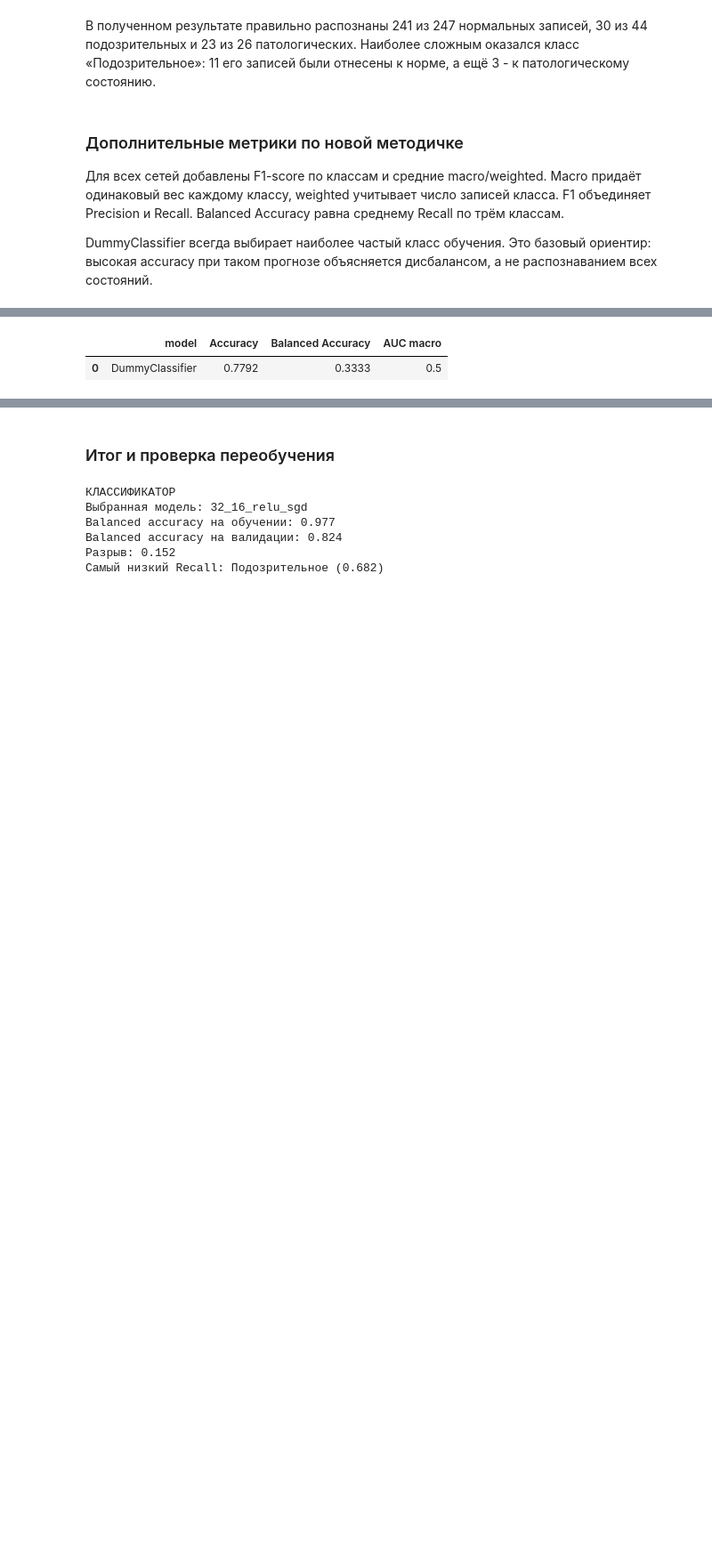
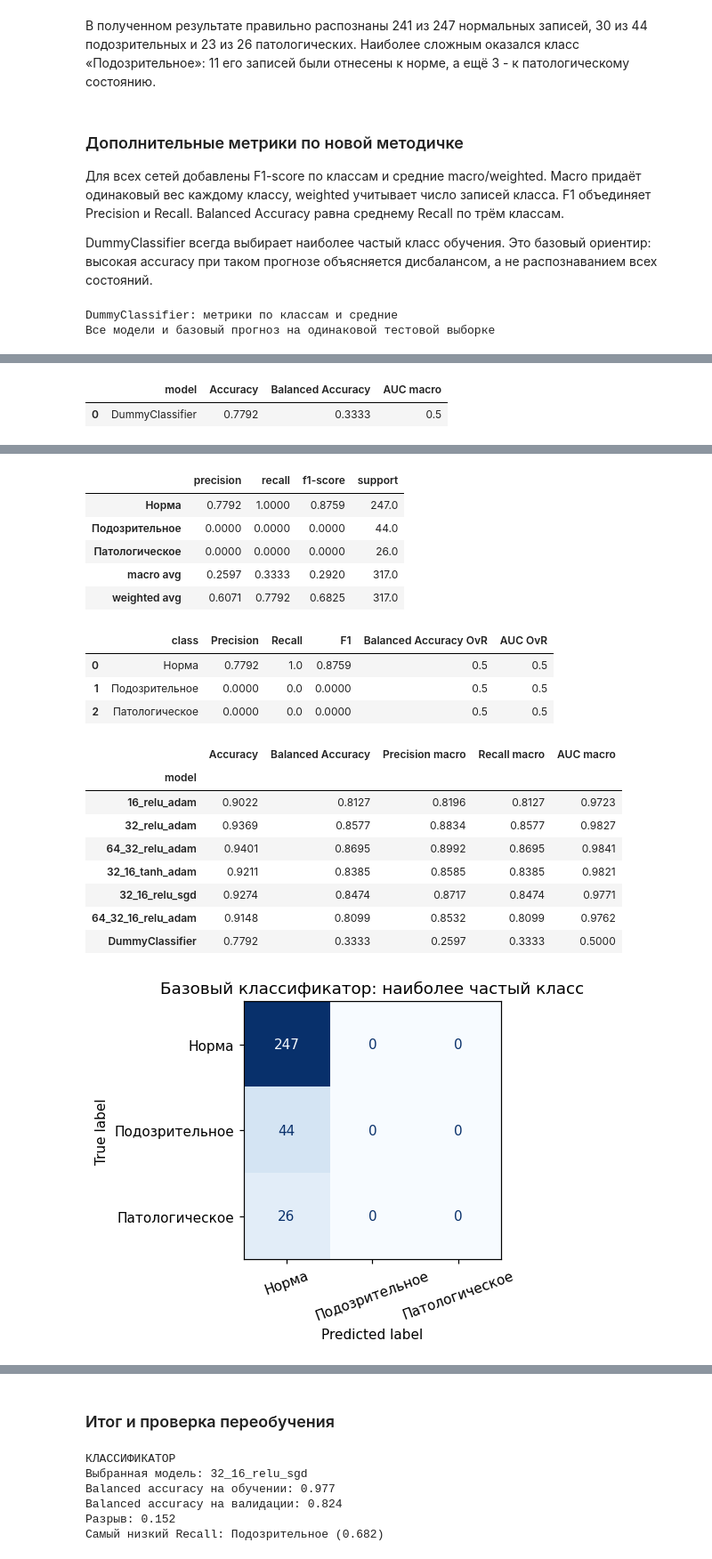
Before and after one commit to Travkova/NN_Labs, a Jupyter notebook: лаб1/данные на состояние плода.ipynb, the cells around one changed output, grey strips where cells are left out. Shown at 89% size. Saved outputs shown, nothing was run; the diff lists cells and outputs as text; code cells hidden in the pictures; blank space fills up the shorter version.

```diff
--- a/лаб1/данные на состояние плода.ipynb
+++ b/лаб1/данные на состояние плода.ipynb
@@ -687,30 +703,83 @@ display(pd.DataFrame([{'model':'DummyClassifier', 'Accuracy':accuracy_score(yc_t
     'Balanced Accuracy':balanced_accuracy_score(yc_test,dummy_pred),
     'AUC macro':roc_auc_score(yc_test,dummy_prob,multi_class='ovr',average='macro')}]).round(4))
 fig, axes = plt.subplots(2, 3, figsize=(14, 8))
 for ax, (name, run) in zip(axes.ravel(), classification_runs.items()):
     ConfusionMatrixDisplay.from_predictions(yc_test, run['model'].predict(Xc_test),labels=classes,
         ax=ax, colorbar=False, cmap='Blues')
     ax.set_title(name)
 plt.tight_layout()
 plt.show()
+
+# Полный набор метрик базового классификатора для сопоставимого сравнения.
+dummy_report = pd.DataFrame(classification_report(
+    yc_test, dummy_pred, labels=classes, target_names=list(class_names.values()),
+    output_dict=True, zero_division=0)).T
+print('DummyClassifier: метрики по классам и средние')
+display(dummy_report.drop(index='accuracy').round(4))
+dummy_rows = []
+for j, label in enumerate(classes):
+    y_binary = yc_test == label
+    pred_binary = dummy_pred == label
+    dummy_rows.append({'class':class_names[label],
+        'Precision':precision_score(y_binary,pred_binary,zero_division=0),
+        'Recall':recall_score(y_binary,pred_binary,zero_division=0),
+        'F1':f1_score(y_binary,pred_binary,zero_division=0),
+        'Balanced Accuracy OvR':balanced_accuracy_score(y_binary,pred_binary),
+        'AUC OvR':roc_auc_score(y_binary,dummy_prob[:,j])})
+display(pd.DataFrame(dummy_rows).round(4))
+comparison = classification_metrics.copy()
+comparison.loc['DummyClassifier'] = {
+    'Accuracy':accuracy_score(yc_test,dummy_pred),
+    'Balanced Accuracy':balanced_accuracy_score(yc_test,dummy_pred),
+    'Precision macro':precision_score(yc_test,dummy_pred,average='macro',zero_division=0),
+    'Recall macro':recall_score(yc_test,dummy_pred,average='macro',zero_division=0),
+    'AUC macro':roc_auc_score(yc_test,dummy_prob,multi_class='ovr',average='macro')}
+print('Все модели и базовый прогноз на одинаковой тестовой выборке')
+display(comparison.round(4))
+ConfusionMatrixDisplay.from_predictions(yc_test,dummy_pred,labels=classes,
+    display_labels=list(class_names.values()),cmap='Blues',colorbar=False)
+plt.title('Базовый классификатор: наиболее частый класс')
+plt.xticks(rotation=20);plt.tight_layout();plt.show()
 # %% [output]
+DummyClassifier: метрики по классам и средние
+Все модели и базовый прогноз на одинаковой тестовой выборке
 |  | precision | recall | f1-score | support | model |
 | Норма | 0.9440 | 0.9555 | 0.9497 | 247.0 | 16_relu_adam |
 | Подозрительное | 0.7000 | 0.6364 | 0.6667 | 44.0 | 16_relu_adam |
 | Патологическое | 0.8148 | 0.8462 | 0.8302 | 26.0 | 16_relu_adam |
 | macro avg | 0.8196 | 0.8127 | 0.8155 | 317.0 | 16_relu_adam |
 | weighted avg | 0.8995 | 0.9022 | 0.9006 | 317.0 | 16_relu_adam |
 | Норма | 0.9605 | 0.9838 | 0.9720 | 247.0 | 32_relu_adam |
 | Подозрительное | 0.8378 | 0.7045 | 0.7654 | 44.0 | 32_relu_adam |
 | Патологическое | 0.8519 | 0.8846 | 0.8679 | 26.0 | 32_relu_adam |
 | macro avg | 0.8834 | 0.8577 | 0.8685 | 317.0 | 32_relu_adam |
 | weighted avg | 0.9345 | 0.9369 | 0.9348 | 317.0 | 32_relu_adam |
 | ... | ... | ... | ... | ... | ... |
 | Норма | 0.9382 | 0.9838 | 0.9605 | 247.0 | 64_32_16_relu_adam |
 | Подозрительное | 0.8214 | 0.5227 | 0.6389 | 44.0 | 64_32_16_relu_adam |
 | Патологическое | 0.8000 | 0.9231 | 0.8571 | 26.0 | 64_32_16_relu_adam |
 | macro avg | 0.8532 | 0.8099 | 0.8188 | 317.0 | 64_32_16_relu_adam |
 | weighted avg | 0.9107 | 0.9148 | 0.9074 | 317.0 | 64_32_16_relu_adam |
 |  | model | Accuracy | Balanced Accuracy | AUC macro |
 | 0 | DummyClassifier | 0.7792 | 0.3333 | 0.5 |
 [figure]
+|  | precision | recall | f1-score | support |
+| Норма | 0.7792 | 1.0000 | 0.8759 | 247.0 |
+| Подозрительное | 0.0000 | 0.0000 | 0.0000 | 44.0 |
+| Патологическое | 0.0000 | 0.0000 | 0.0000 | 26.0 |
+| macro avg | 0.2597 | 0.3333 | 0.2920 | 317.0 |
+| weighted avg | 0.6071 | 0.7792 | 0.6825 | 317.0 |
+|  | class | Precision | Recall | F1 | Balanced Accuracy OvR | AUC OvR |
+| 0 | Норма | 0.7792 | 1.0 | 0.8759 | 0.5 | 0.5 |
+| 1 | Подозрительное | 0.0000 | 0.0 | 0.0000 | 0.5 | 0.5 |
+| 2 | Патологическое | 0.0000 | 0.0 | 0.0000 | 0.5 | 0.5 |
+|  | Accuracy | Balanced Accuracy | Precision macro | Recall macro | AUC macro |
+| model |  |  |  |  |  |
+| 16_relu_adam | 0.9022 | 0.8127 | 0.8196 | 0.8127 | 0.9723 |
+| 32_relu_adam | 0.9369 | 0.8577 | 0.8834 | 0.8577 | 0.9827 |
+| 64_32_relu_adam | 0.9401 | 0.8695 | 0.8992 | 0.8695 | 0.9841 |
+| 32_16_tanh_adam | 0.9211 | 0.8385 | 0.8585 | 0.8385 | 0.9821 |
+| 32_16_relu_sgd | 0.9274 | 0.8474 | 0.8717 | 0.8474 | 0.9771 |
+| 64_32_16_relu_adam | 0.9148 | 0.8099 | 0.8532 | 0.8099 | 0.9762 |
+| DummyClassifier | 0.7792 | 0.3333 | 0.2597 | 0.3333 | 0.5000 |
+[figure, added]
```
Also changed, not shown: parts of 3 cells of this notebook, 1 other file.
